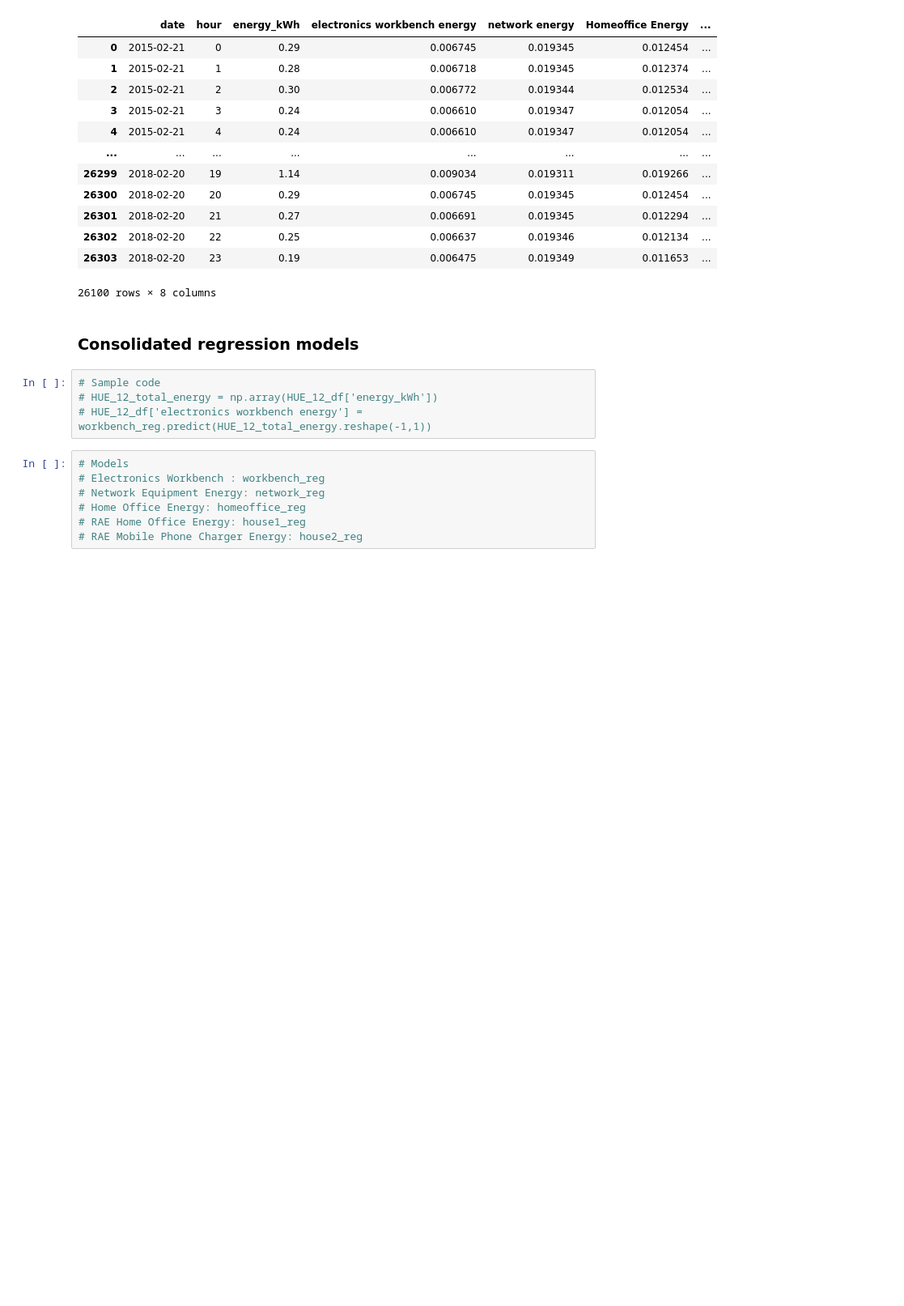
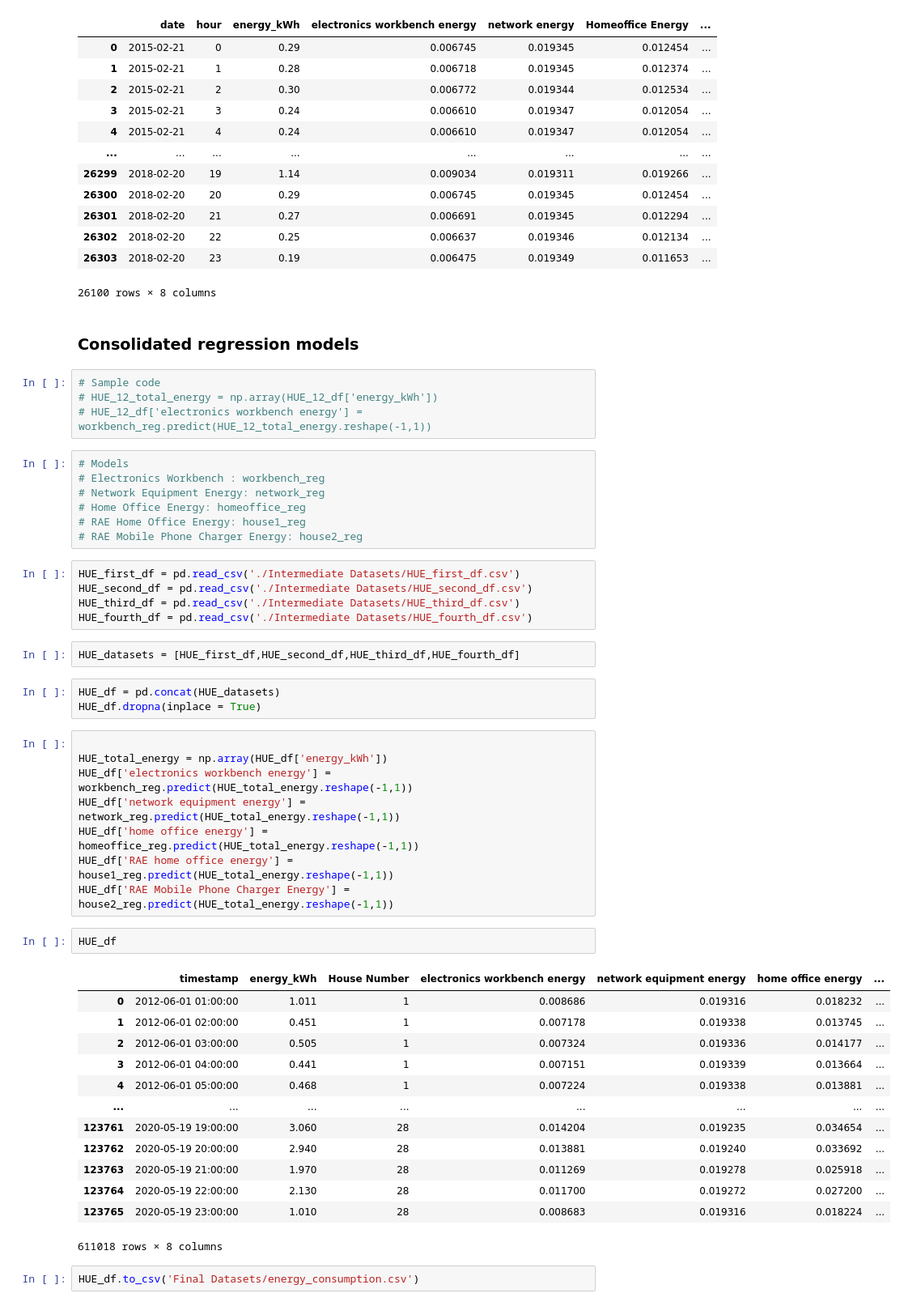
Before and after one commit to rishabhjain1997/Energy-Datasets, a Jupyter notebook: energy_consumption_modeling.ipynb, the cells around one changed output. Shown at 81% size. Drawn from its saved outputs; the diff is of its cells as text; blank space fills up the shorter version.

Commit message:
Final Dataset Preparation

```diff
--- a/energy_consumption_modeling.ipynb
+++ b/energy_consumption_modeling.ipynb
@@ -488,3 +488,39 @@ HUE_12_df
 # Home Office Energy: homeoffice_reg
 # RAE Home Office Energy: house1_reg
 # RAE Mobile Phone Charger Energy: house2_reg
+# %%
+HUE_first_df = pd.read_csv('./Intermediate Datasets/HUE_first_df.csv')
+HUE_second_df = pd.read_csv('./Intermediate Datasets/HUE_second_df.csv')
+HUE_third_df = pd.read_csv('./Intermediate Datasets/HUE_third_df.csv')
+HUE_fourth_df = pd.read_csv('./Intermediate Datasets/HUE_fourth_df.csv')
+# %%
+HUE_datasets = [HUE_first_df,HUE_second_df,HUE_third_df,HUE_fourth_df]
+# %%
+HUE_df = pd.concat(HUE_datasets)
+HUE_df.dropna(inplace = True)
+# %%
+
+HUE_total_energy = np.array(HUE_df['energy_kWh'])
+HUE_df['electronics workbench energy'] = workbench_reg.predict(HUE_total_energy.reshape(-1,1))
+HUE_df['network equipment energy'] = network_reg.predict(HUE_total_energy.reshape(-1,1))
+HUE_df['home office energy'] = homeoffice_reg.predict(HUE_total_energy.reshape(-1,1))
+HUE_df['RAE home office energy'] = house1_reg.predict(HUE_total_energy.reshape(-1,1))
+HUE_df['RAE Mobile Phone Charger Energy'] = house2_reg.predict(HUE_total_energy.reshape(-1,1))
+# %%
+HUE_df
+# %% [output]
+|  | timestamp | energy_kWh | House Number | electronics workbench energy | network equipment energy | home office energy | ... |
+| 0 | 2012-06-01 01:00:00 | 1.011 | 1 | 0.008686 | 0.019316 | 0.018232 | ... |
+| 1 | 2012-06-01 02:00:00 | 0.451 | 1 | 0.007178 | 0.019338 | 0.013745 | ... |
+| 2 | 2012-06-01 03:00:00 | 0.505 | 1 | 0.007324 | 0.019336 | 0.014177 | ... |
+| 3 | 2012-06-01 04:00:00 | 0.441 | 1 | 0.007151 | 0.019339 | 0.013664 | ... |
+| 4 | 2012-06-01 05:00:00 | 0.468 | 1 | 0.007224 | 0.019338 | 0.013881 | ... |
+| ... | ... | ... | ... | ... | ... | ... | ... |
+| 123761 | 2020-05-19 19:00:00 | 3.060 | 28 | 0.014204 | 0.019235 | 0.034654 | ... |
+| 123762 | 2020-05-19 20:00:00 | 2.940 | 28 | 0.013881 | 0.019240 | 0.033692 | ... |
+| 123763 | 2020-05-19 21:00:00 | 1.970 | 28 | 0.011269 | 0.019278 | 0.025918 | ... |
+| 123764 | 2020-05-19 22:00:00 | 2.130 | 28 | 0.011700 | 0.019272 | 0.027200 | ... |
+| 123765 | 2020-05-19 23:00:00 | 1.010 | 28 | 0.008683 | 0.019316 | 0.018224 | ... |
+611018 rows × 8 columns
+# %%
+HUE_df.to_csv('Final Datasets/energy_consumption.csv')
```
Also changed, not shown: parts of 1 cell of this notebook, 3 other files.
